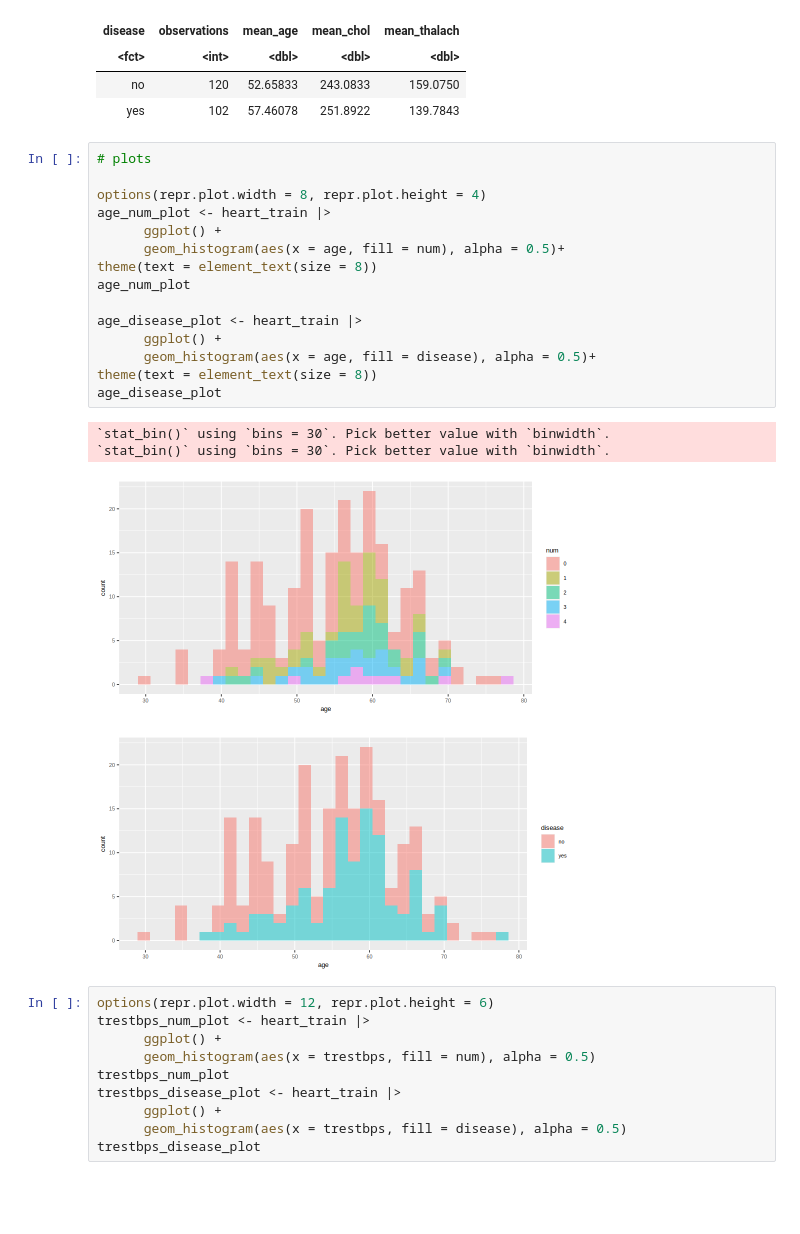
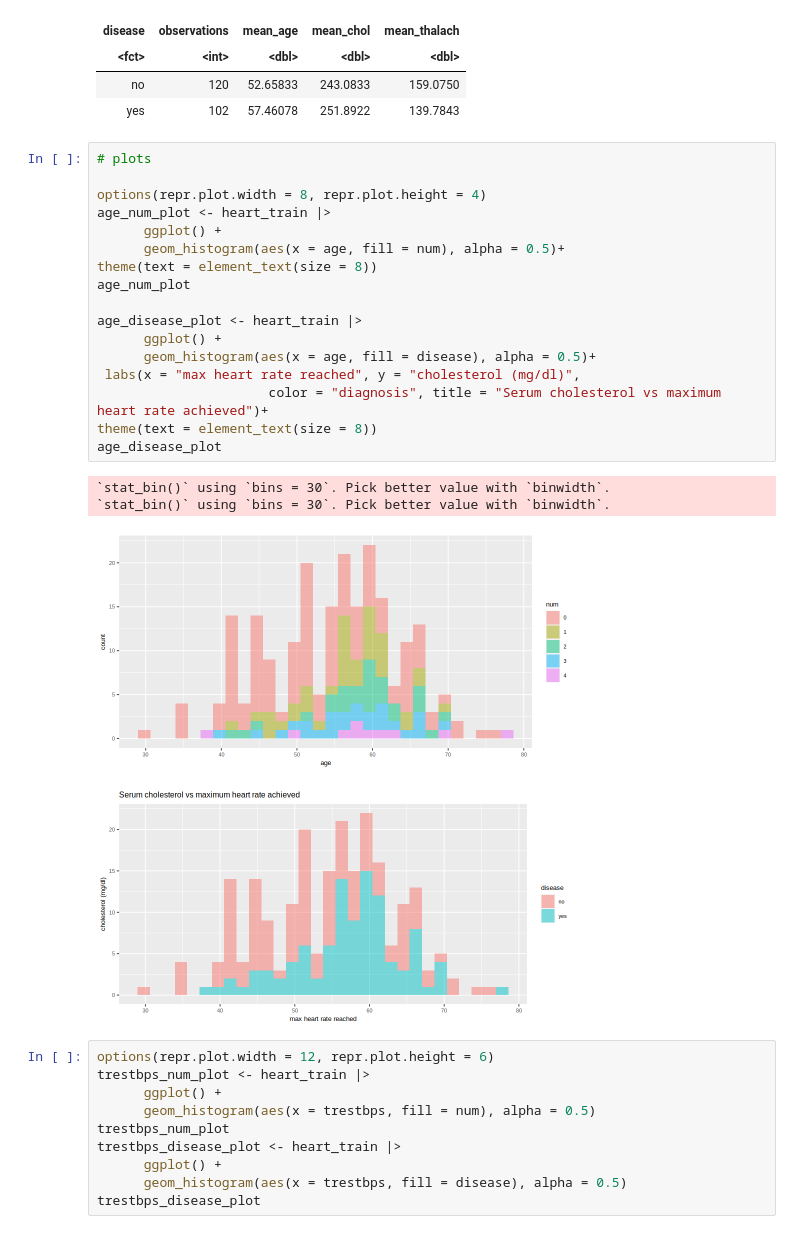
Before and after one commit to xzr10/toy_ds_project, a Jupyter notebook: Untitled.ipynb, the cells around one changed output. Drawn from its saved outputs; the diff is of its cells as text; blank space fills up the shorter version.

```diff
--- a/Untitled.ipynb
+++ b/Untitled.ipynb
@@ -126,23 +126,25 @@ A tibble: 2 × 5
 # %%
 # plots
 
 options(repr.plot.width = 8, repr.plot.height = 4)
 age_num_plot <- heart_train |>
       ggplot() +
       geom_histogram(aes(x = age, fill = num), alpha = 0.5)+
 theme(text = element_text(size = 8))
 age_num_plot
 
 age_disease_plot <- heart_train |>
       ggplot() +
       geom_histogram(aes(x = age, fill = disease), alpha = 0.5)+
+ labs(x = "max heart rate reached", y = "cholesterol (mg/dl)",
+                      color = "diagnosis", title = "Serum cholesterol vs maximum heart rate achieved")+
 theme(text = element_text(size = 8))
 age_disease_plot
 # %% [output]
 `stat_bin()` using `bins = 30`. Pick better value with `binwidth`.
 `stat_bin()` using `bins = 30`. Pick better value with `binwidth`.
 [figure]
-[figure, old version]
+[figure, new version]
 # %%
 options(repr.plot.width = 12, repr.plot.height = 6)
 trestbps_num_plot <- heart_train |>
```
